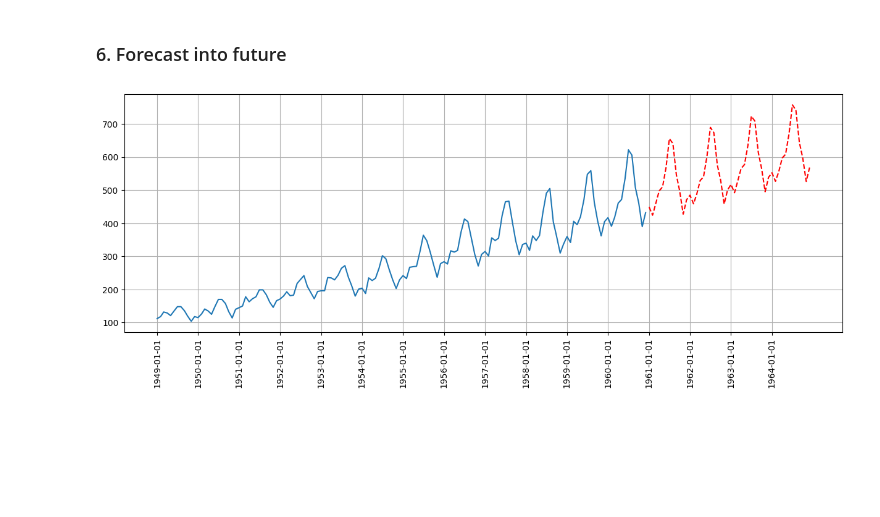
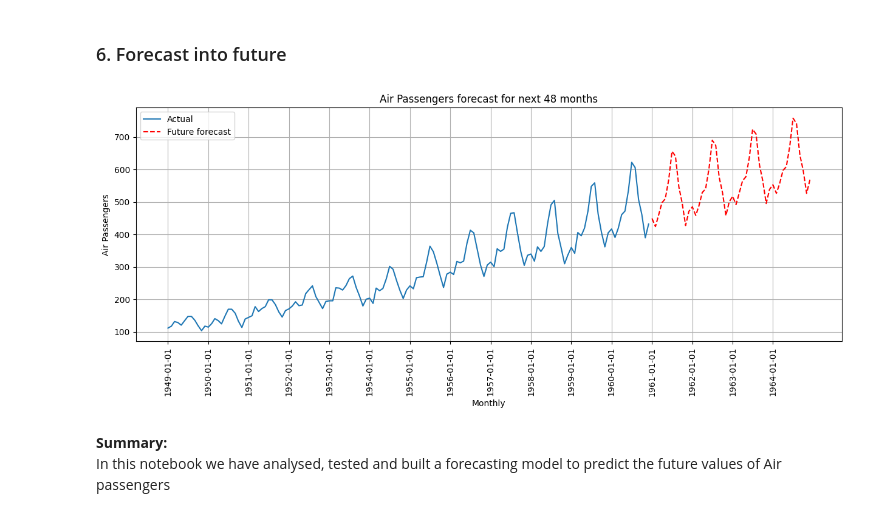
Before and after one commit to ram-ch/Timeseries, a Jupyter notebook: Univariate time series analysis & forecasting.ipynb, the cells around one changed output. Drawn from its saved outputs; the diff is of its cells as text; code cells hidden in the pictures; blank space fills up the shorter version.

Commit message:
modified plots in notebook

```diff
--- a/Univariate time series analysis & forecasting.ipynb
+++ b/Univariate time series analysis & forecasting.ipynb
@@ -462,17 +489,24 @@ Warnings:
 # %%
 # predicting 12 months in to future ()
 steps=48 # months
 
 y_pred=model.forecast(steps=steps)
 final=pd.Series(df['Passengers'], index=df.index)
 final=final.add(y_pred, fill_value=0)
 
 # plot
 plt.figure(figsize=(15,5))
-plt.plot(final[:-steps])
-plt.plot(final[-steps:], color='red', linestyle="--")
+plt.plot(final[:-steps], label='Actual')
+plt.plot(final[-steps:], color='red', linestyle="--", label='Future forecast')
 plt.xticks(final.index[0::12], rotation ='vertical')
+plt.legend(loc="upper left")
+plt.xlabel("Monthly")
+plt.ylabel("Air Passengers")
+plt.title("Air Passengers forecast for next 48 months")
 plt.grid()
 plt.show()
 # %% [output]
-[figure, old version]
+[figure, new version]
+# %% [markdown]
+**Summary:**
+In this notebook we have analysed, tested and built a forecasting model to predict the future values of Air passengers
```
Also changed, not shown: parts of 7 cells of this notebook.
